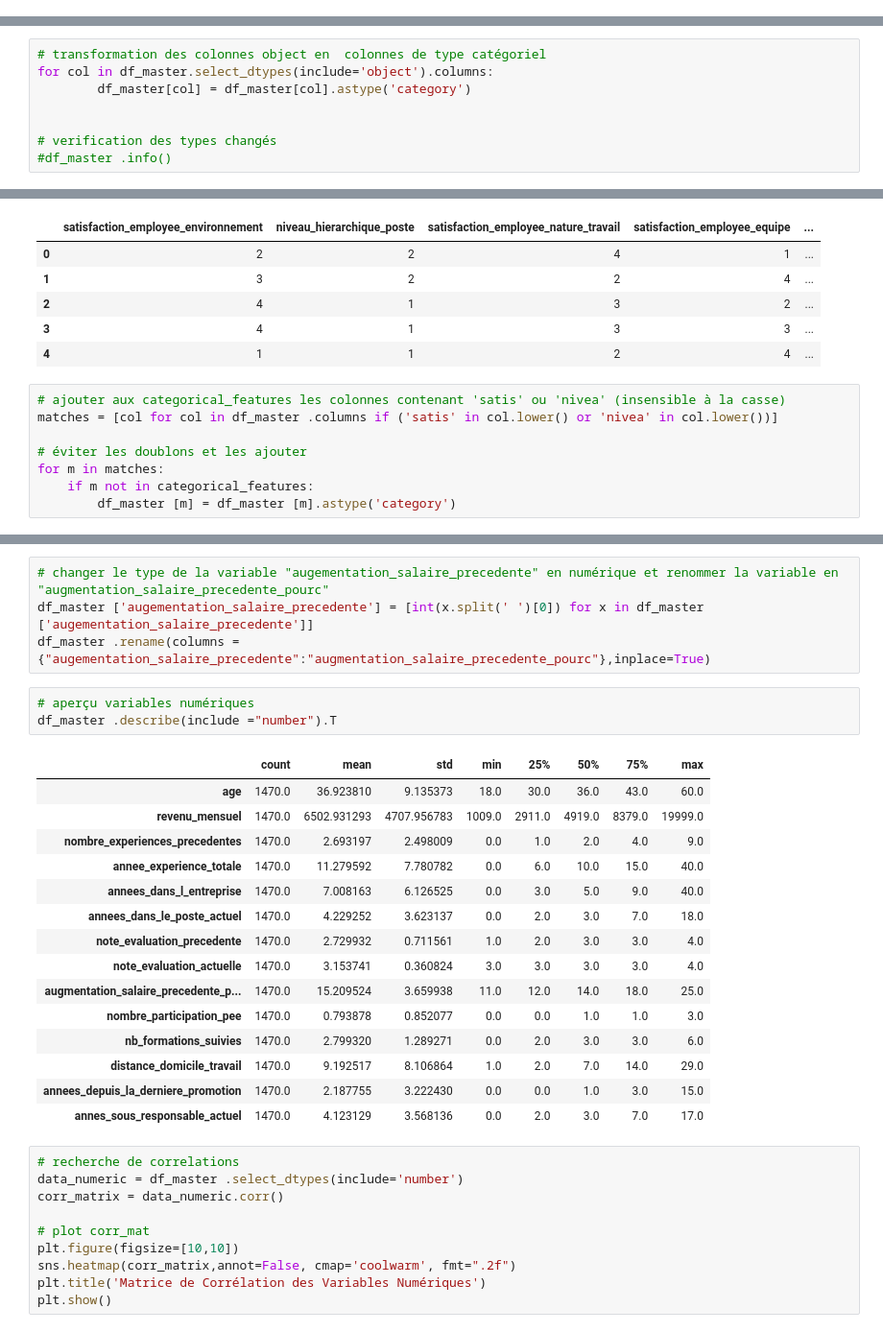
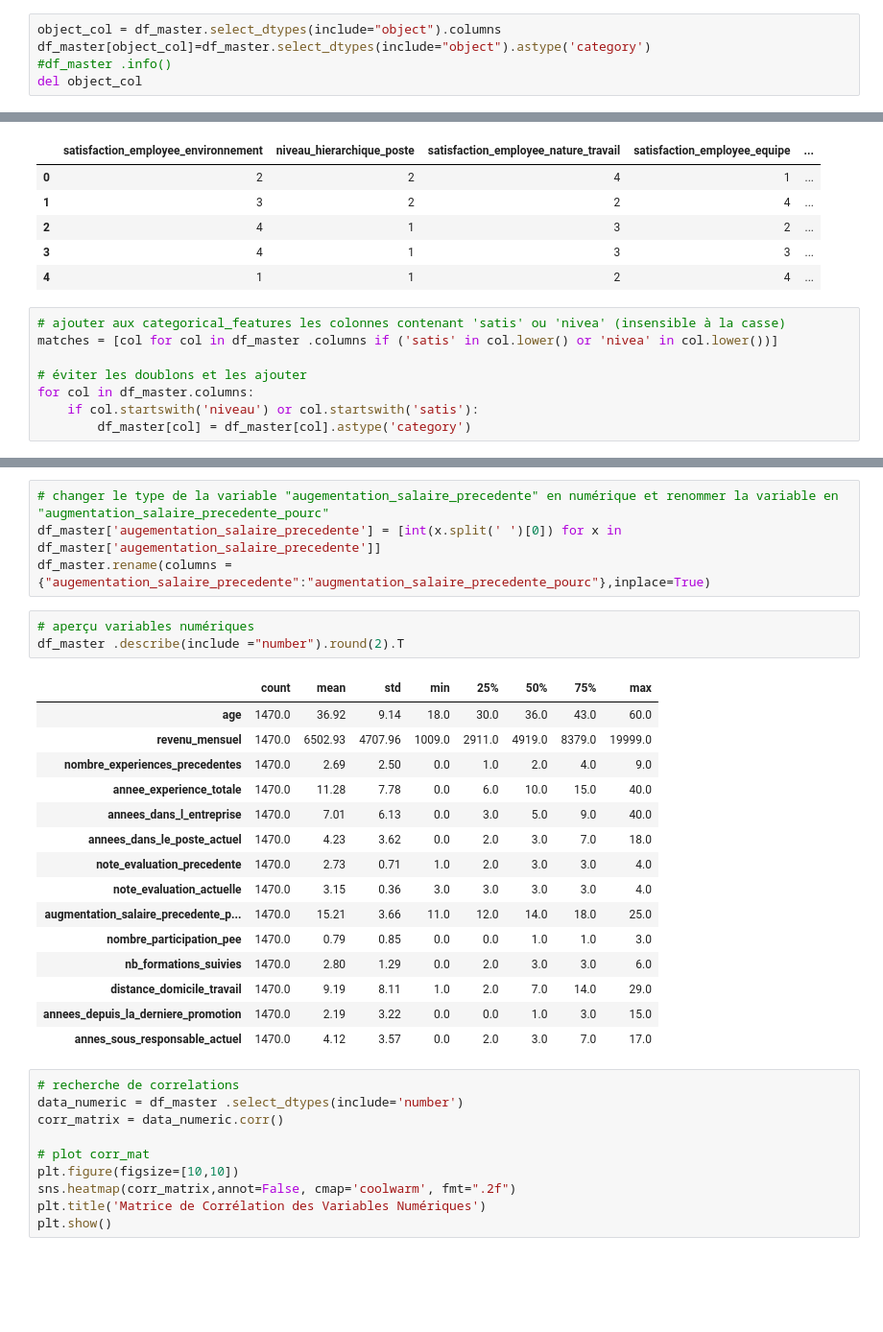
Before and after one commit to AIEngOc2025/Projet4, a Jupyter notebook: Developpement/classification_informations.ipynb, the cells around one changed output, grey strips where cells are left out. Shown at 96% size. Drawn from its saved outputs; the diff is of its cells as text; blank space fills up the shorter version.

```diff
--- a/Developpement/classification_informations.ipynb
+++ b/Developpement/classification_informations.ipynb
@@ -253,13 +238,10 @@ memory usage: 115.0+ KB
+# %%
+object_col = df_master.select_dtypes(include="object").columns
+df_master[object_col]=df_master.select_dtypes(include="object").astype('category')
+#df_master .info()
+del object_col
 # %% [markdown]
 Changeons les variables catégorielles du type 'objet' à 'category'.
-# %%
-# transformation des colonnes object en  colonnes de type catégoriel
-for col in df_master.select_dtypes(include='object').columns:
-        df_master[col] = df_master[col].astype('category')
-
-
-# verification des types changés
-#df_master .info()
 # %%
 # on retire les variables sans variabilité
 no_var_col = ['ayant_enfants','nombre_heures_travailless','nombre_employee_sous_responsabilite']
@@ -287,6 +269,6 @@ df_master [vars_a_caster].head()
 matches = [col for col in df_master .columns if ('satis' in col.lower() or 'nivea' in col.lower())]
 
 # éviter les doublons et les ajouter
-for m in matches:
-    if m not in categorical_features:
-        df_master [m] = df_master [m].astype('category')
+for col in df_master.columns:
+    if col.startswith('niveau') or col.startswith('satis'):
+        df_master[col] = df_master[col].astype('category')
@@ -315,26 +279,26 @@ df_master .describe(include = 'category').T
 # %%
 # changer le type de la variable "augementation_salaire_precedente" en numérique et renommer la variable en "augmentation_salaire_precedente_pourc"
-df_master ['augementation_salaire_precedente'] = [int(x.split(' ')[0]) for x in df_master ['augementation_salaire_precedente']]
-df_master .rename(columns = {"augementation_salaire_precedente":"augmentation_salaire_precedente_pourc"},inplace=True)
+df_master['augementation_salaire_precedente'] = [int(x.split(' ')[0]) for x in df_master['augementation_salaire_precedente']]
+df_master.rename(columns = {"augementation_salaire_precedente":"augmentation_salaire_precedente_pourc"},inplace=True)
 # %%
 # aperçu variables numériques
-df_master .describe(include ="number").T
+df_master .describe(include ="number").round(2).T
 # %% [output]
 |  | count | mean | std | min | 25% | 50% | 75% | max |
-| age | 1470.0 | 36.923810 | 9.135373 | 18.0 | 30.0 | 36.0 | 43.0 | 60.0 |
-| revenu_mensuel | 1470.0 | 6502.931293 | 4707.956783 | 1009.0 | 2911.0 | 4919.0 | 8379.0 | 19999.0 |
-| nombre_experiences_precedentes | 1470.0 | 2.693197 | 2.498009 | 0.0 | 1.0 | 2.0 | 4.0 | 9.0 |
-| annee_experience_totale | 1470.0 | 11.279592 | 7.780782 | 0.0 | 6.0 | 10.0 | 15.0 | 40.0 |
-| annees_dans_l_entreprise | 1470.0 | 7.008163 | 6.126525 | 0.0 | 3.0 | 5.0 | 9.0 | 40.0 |
-| annees_dans_le_poste_actuel | 1470.0 | 4.229252 | 3.623137 | 0.0 | 2.0 | 3.0 | 7.0 | 18.0 |
-| note_evaluation_precedente | 1470.0 | 2.729932 | 0.711561 | 1.0 | 2.0 | 3.0 | 3.0 | 4.0 |
-| note_evaluation_actuelle | 1470.0 | 3.153741 | 0.360824 | 3.0 | 3.0 | 3.0 | 3.0 | 4.0 |
-| augmentation_salaire_precedente_p... | 1470.0 | 15.209524 | 3.659938 | 11.0 | 12.0 | 14.0 | 18.0 | 25.0 |
-| nombre_participation_pee | 1470.0 | 0.793878 | 0.852077 | 0.0 | 0.0 | 1.0 | 1.0 | 3.0 |
-| nb_formations_suivies | 1470.0 | 2.799320 | 1.289271 | 0.0 | 2.0 | 3.0 | 3.0 | 6.0 |
-| distance_domicile_travail | 1470.0 | 9.192517 | 8.106864 | 1.0 | 2.0 | 7.0 | 14.0 | 29.0 |
-| annees_depuis_la_derniere_promotion | 1470.0 | 2.187755 | 3.222430 | 0.0 | 0.0 | 1.0 | 3.0 | 15.0 |
-| annes_sous_responsable_actuel | 1470.0 | 4.123129 | 3.568136 | 0.0 | 2.0 | 3.0 | 7.0 | 17.0 |
+| age | 1470.0 | 36.92 | 9.14 | 18.0 | 30.0 | 36.0 | 43.0 | 60.0 |
+| revenu_mensuel | 1470.0 | 6502.93 | 4707.96 | 1009.0 | 2911.0 | 4919.0 | 8379.0 | 19999.0 |
+| nombre_experiences_precedentes | 1470.0 | 2.69 | 2.50 | 0.0 | 1.0 | 2.0 | 4.0 | 9.0 |
+| annee_experience_totale | 1470.0 | 11.28 | 7.78 | 0.0 | 6.0 | 10.0 | 15.0 | 40.0 |
+| annees_dans_l_entreprise | 1470.0 | 7.01 | 6.13 | 0.0 | 3.0 | 5.0 | 9.0 | 40.0 |
+| annees_dans_le_poste_actuel | 1470.0 | 4.23 | 3.62 | 0.0 | 2.0 | 3.0 | 7.0 | 18.0 |
+| note_evaluation_precedente | 1470.0 | 2.73 | 0.71 | 1.0 | 2.0 | 3.0 | 3.0 | 4.0 |
+| note_evaluation_actuelle | 1470.0 | 3.15 | 0.36 | 3.0 | 3.0 | 3.0 | 3.0 | 4.0 |
+| augmentation_salaire_precedente_p... | 1470.0 | 15.21 | 3.66 | 11.0 | 12.0 | 14.0 | 18.0 | 25.0 |
+| nombre_participation_pee | 1470.0 | 0.79 | 0.85 | 0.0 | 0.0 | 1.0 | 1.0 | 3.0 |
+| nb_formations_suivies | 1470.0 | 2.80 | 1.29 | 0.0 | 2.0 | 3.0 | 3.0 | 6.0 |
+| distance_domicile_travail | 1470.0 | 9.19 | 8.11 | 1.0 | 2.0 | 7.0 | 14.0 | 29.0 |
+| annees_depuis_la_derniere_promotion | 1470.0 | 2.19 | 3.22 | 0.0 | 0.0 | 1.0 | 3.0 | 15.0 |
+| annes_sous_responsable_actuel | 1470.0 | 4.12 | 3.57 | 0.0 | 2.0 | 3.0 | 7.0 | 17.0 |
 # %%
 # recherche de correlations
 data_numeric = df_master .select_dtypes(include='number')
```
Also changed, not shown: parts of 23 cells of this notebook.
